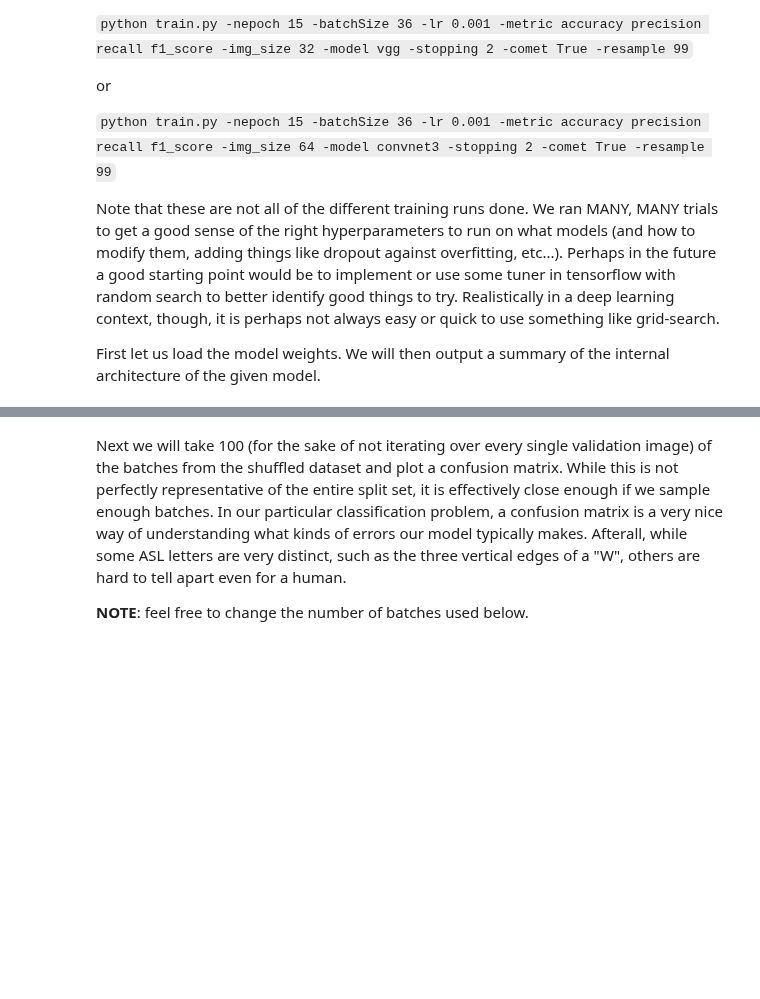
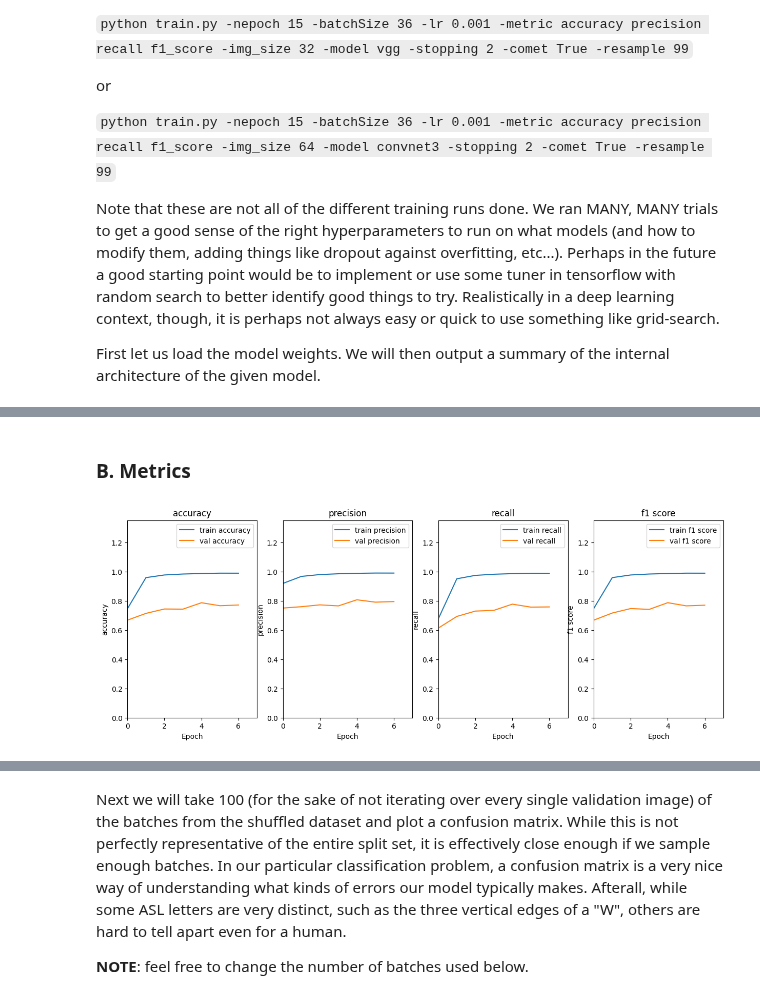
Before and after one commit to Joeshmoe03/ASL-classification, a Jupyter notebook: end_to_end.ipynb, the cells around one changed output, grey strips where cells are left out. Drawn from its saved outputs; the diff is of its cells as text; code cells hidden in the pictures; blank space fills up the shorter version.

```diff
--- a/end_to_end.ipynb
+++ b/end_to_end.ipynb
@@ -563,3 +567,43 @@ Total params: 1,145,693
 Trainable params: 1,145,693
 Non-trainable params: 0
 _________________________________________________________________
+# %% [markdown]
+### **B. Metrics**
+# %%
+# Depending on the model, load corresponding json of metrics and history
+if test_model == convnet3:
+    with open(os.path.join('temp', 'convnet3_adam_categorical_crossentropy_lr0.001_mo9e-06_rs9964', 'trainhistory.json'), 'r') as f:
+        history = json.load(f)
+elif test_model == vgg:
+    with open(os.path.join('temp', 'vgg_adam_categorical_crossentropy_lr0.001_mo9e-06_rs9932', 'trainhistory.json'), 'r') as f:
+        history = json.load(f)
+
+def plot_metric(ax, metric_name: str, train_metric, val_metric):
+    '''
+    Function to plot the training and validation metric.
+    '''
+    # Source on how I figured out how to do this: https://matplotlib.org/stable/gallery/subplots_axes_and_figures/subplots_demo.html
+    ax.plot(train_metric, label=f'train {metric_name}')
+    ax.plot(val_metric, label=f'val {metric_name}')
+    ax.set_title(metric_name)
+    ax.set_xlabel('Epoch')
+    ax.set_ylabel(metric_name)
+    ax.legend()
+
+    # set the x-axis limit to the length of the training
+    ax.set_xlim([0, len(train_metric)])
+
+    # set according to the highest metric line.
+    ax.set_ylim([0, 1.35])
+
+# Plot the training history
+fig, ax = plt.subplots(1, 4, figsize=(15, 5))
+
+# plot all metrics
+plot_metric(ax[0], 'accuracy', history['accuracy'], history['val_accuracy'])
+plot_metric(ax[1], 'precision', history['precision'], history['val_precision'])
+plot_metric(ax[2], 'recall', history['recall'], history['val_recall'])
+plot_metric(ax[3], 'f1 score', history['f1_score'], history['val_f1_score'])
+plt.show()
+# %% [output]
+[figure, added]
```
Also changed, not shown: parts of 13 cells of this notebook, 1 other file.
